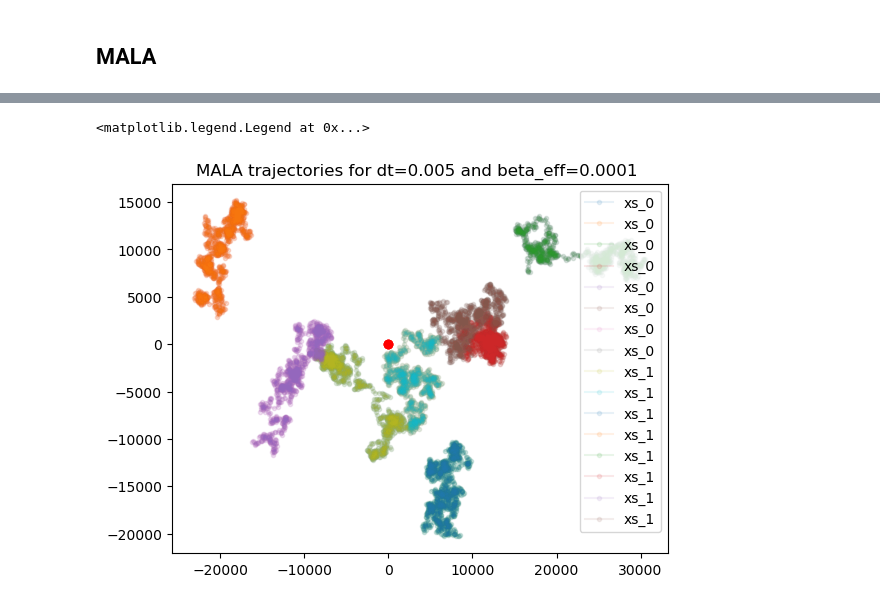
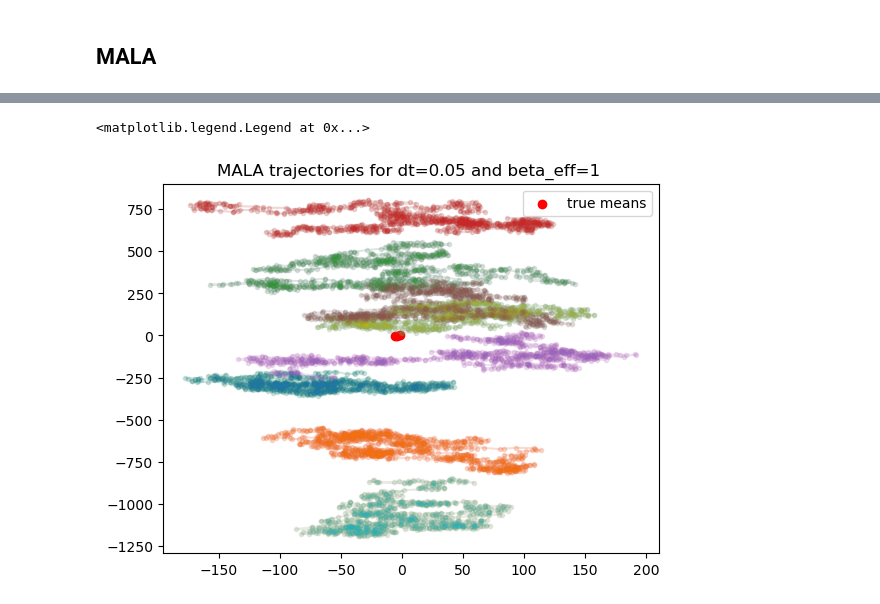
Before and after one commit to IliesElJ/MALA_vs_EM, a Jupyter notebook: gmm_mala_em.ipynb, the cells around one changed output, grey strips where cells are left out. Cells and saved outputs as stored; diff of their text form; code cells hidden in the pictures.

Commit message:
Update gmm_mala_em.ipynb
wip

```diff
--- a/gmm_mala_em.ipynb
+++ b/gmm_mala_em.ipynb
@@ -420,7 +403,7 @@ def get_log_prob(data):
 
     def log_prob(mu):
         # Compute squared distances between each data point and each mean
-        squared_distances = torch.sum((data.unsqueeze(1) - mu.t().unsqueeze(0)) ** 2, dim=2)
+        squared_distances = torch.sum((torch.tensor(data).unsqueeze(1) - mu.t().unsqueeze(0)) ** 2, dim=2)
 
         # Compute the log probabilities for each data point and each mixture component
         log_probs = -0.5 * squared_distances / (1000 * data.shape[1])
@@ -458,12 +447,12 @@ def grab(x):
 # %%
-dt = 0.005
-beta_eff = 0.0001
-xs, accs = run_mala(U, x_init, dt=0.005,beta_eff=0.0001)
-plt.plot(grab(xs[:, :, 0]), grab(xs[:, :, 1]), '.-', alpha=0.1,label = 'xs_0')
-plt.plot(grab(xs[:, :, 0]), grab(xs[:, :, 1]), '.-', alpha=0.1, label='xs_1')
-plt.scatter(true_means[:, 0], true_means[:, 1], c='r')
+dt = 0.05
+beta_eff = 1
+xs, accs = run_mala(U, x_init, dt=dt,beta_eff=beta_eff)
+plt.plot(grab(xs[:, :, 0]), grab(xs[:, :, 1]), '.-', alpha=0.1,label="xs")
+plt.plot(grab(xs[:, :, 0]), grab(xs[:, :, 1]), '.-', alpha=0.1,label="xs_2")
+plt.scatter(true_means[:, 0], true_means[:, 1], c='r',label = "true means")
 plt.title (f'MALA trajectories for dt={dt} and beta_eff={beta_eff} ')
 plt.legend()
 # %% [output]
 <matplotlib.legend.Legend at 0x...>
-[figure, old version]
+[figure, new version]
```
Also changed, not shown: parts of 9 cells of this notebook.
